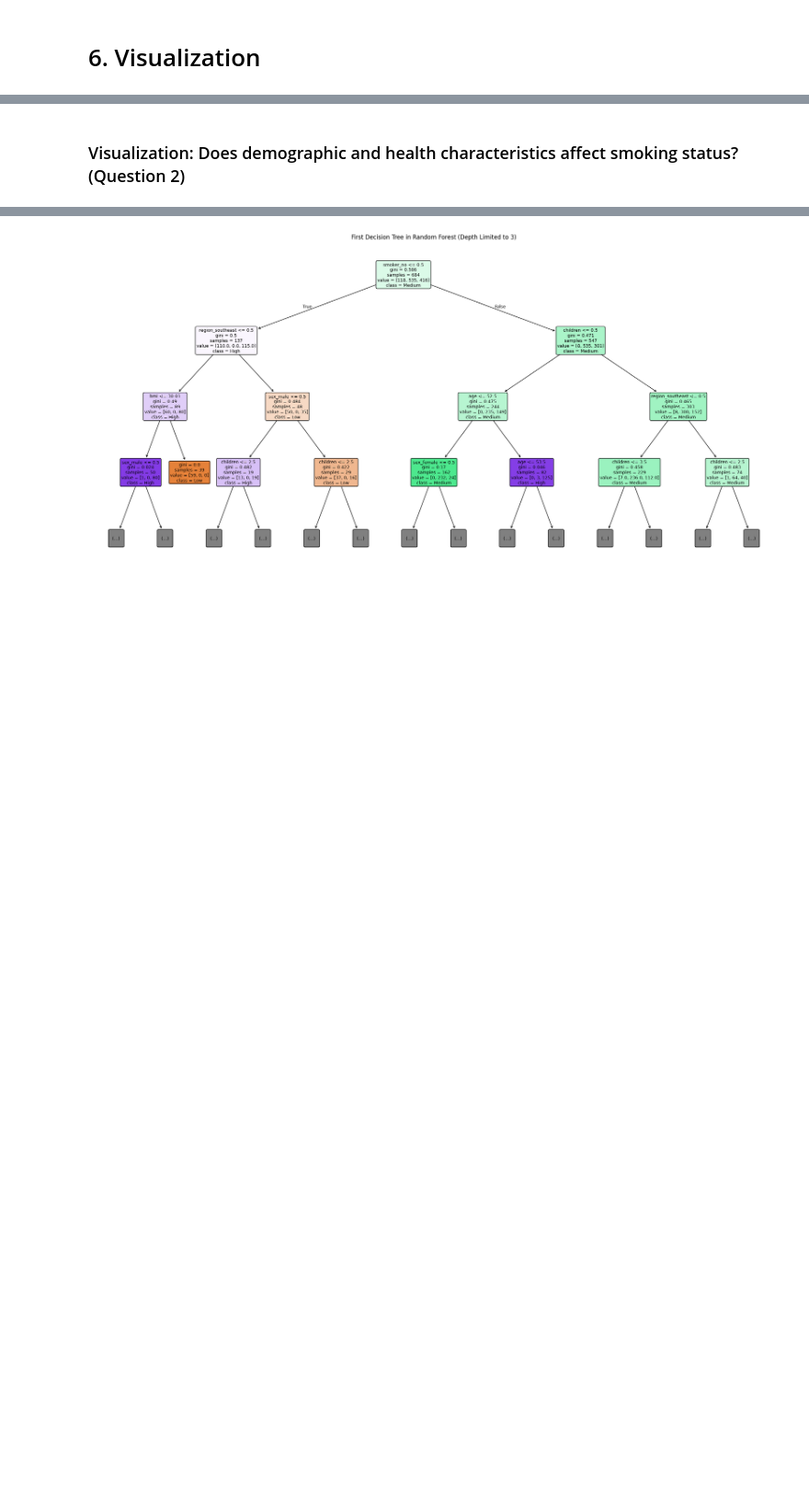
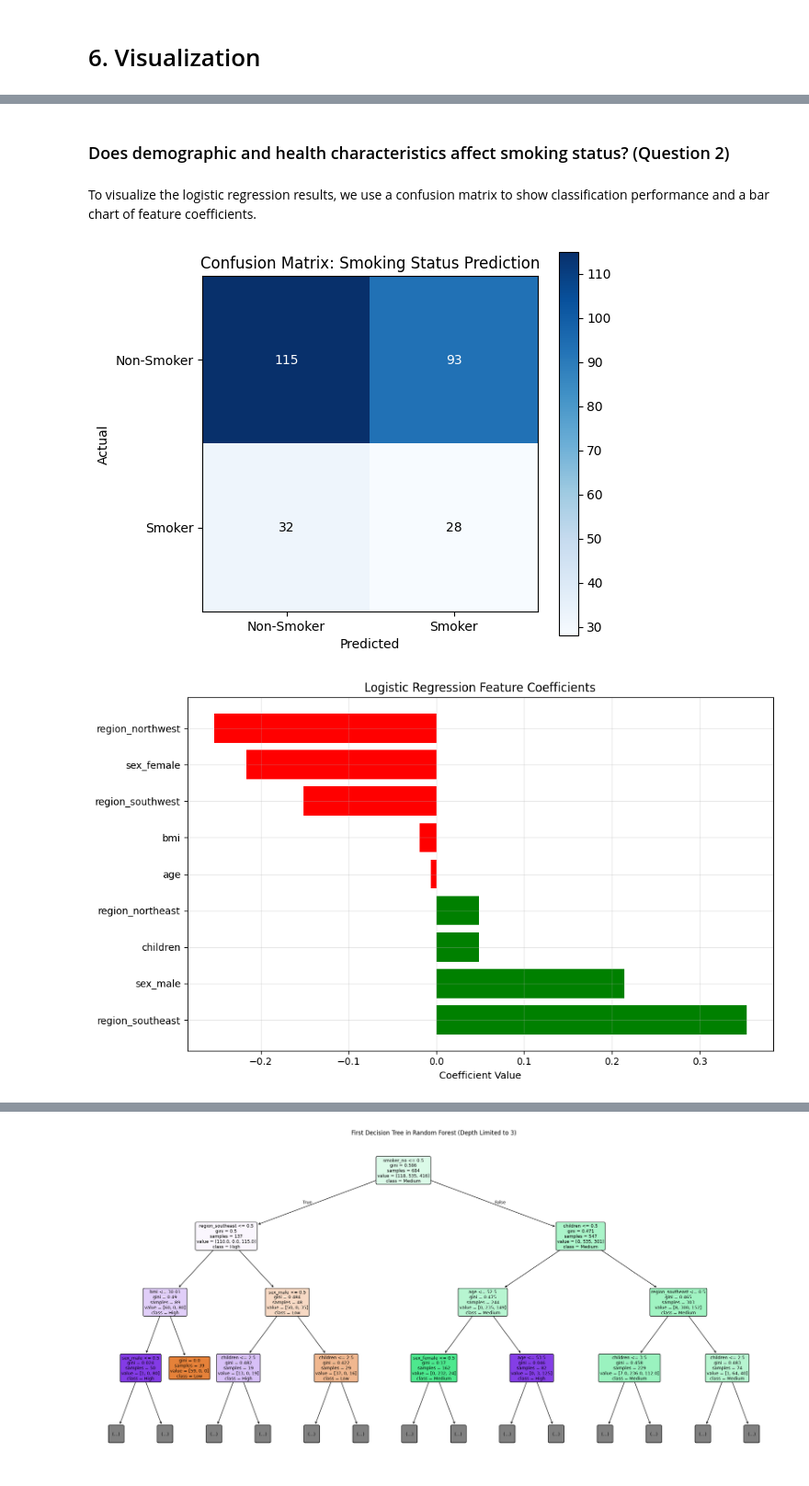
Before and after one commit to svaith/320FinalProject, a Jupyter notebook: main.ipynb, the cells around one changed output, grey strips where cells are left out. Shown at 92% size. Cells and saved outputs as stored; diff of their text form; code cells hidden in the pictures; blank space fills up the shorter version.

```diff
--- a/main.ipynb
+++ b/main.ipynb
@@ -505,2 +498,39 @@ The scanner plot shows actual vs predicted charges with an ideal prediction line
 # %% [markdown]
-### Visualization: Does demographic and health characteristics affect smoking status? (Question 2)
+### Does demographic and health characteristics affect smoking status? (Question 2)
+# %% [markdown]
+To visualize the logistic regression results, we use a confusion matrix to show classification performance and a bar chart of feature coefficients.
+# %%
+from sklearn.metrics import confusion_matrix
+
+cm = confusion_matrix(y_test_s, y_pred_s)
+
+plt.figure(figsize=(6, 5))
+plt.imshow(cm, cmap='Blues')
+plt.colorbar()
+plt.xticks([0, 1], ['Non-Smoker', 'Smoker'])
+plt.yticks([0, 1], ['Non-Smoker', 'Smoker'])
+plt.xlabel('Predicted')
+plt.ylabel('Actual')
+plt.title('Confusion Matrix: Smoking Status Prediction')
+
+for i in range(2):
+    for j in range(2):
+        plt.text(j, i, cm[i, j], ha='center', va='center',
+                 color='white' if cm[i, j] > cm.max() / 2 else 'black')
+
+plt.tight_layout()
+plt.show()
+
+plt.figure(figsize=(10, 6))
+feature_coef_smoke = pd.DataFrame({'Feature': X_smoke.columns, 'Coefficient': log_model.coef_[0]}).sort_values('Coefficient', ascending=False)
+
+colors = ['green' if x > 0 else 'red' for x in feature_coef_smoke['Coefficient']]
+plt.barh(feature_coef_smoke['Feature'], feature_coef_smoke['Coefficient'], color=colors)
+plt.xlabel('Coefficient Value')
+plt.title('Logistic Regression Feature Coefficients')
+plt.grid(True, alpha=0.3)
+plt.tight_layout()
+plt.show()
+# %% [output]
+[figure, added]
+[figure, added]
```
Also changed, not shown: parts of 15 cells of this notebook.
